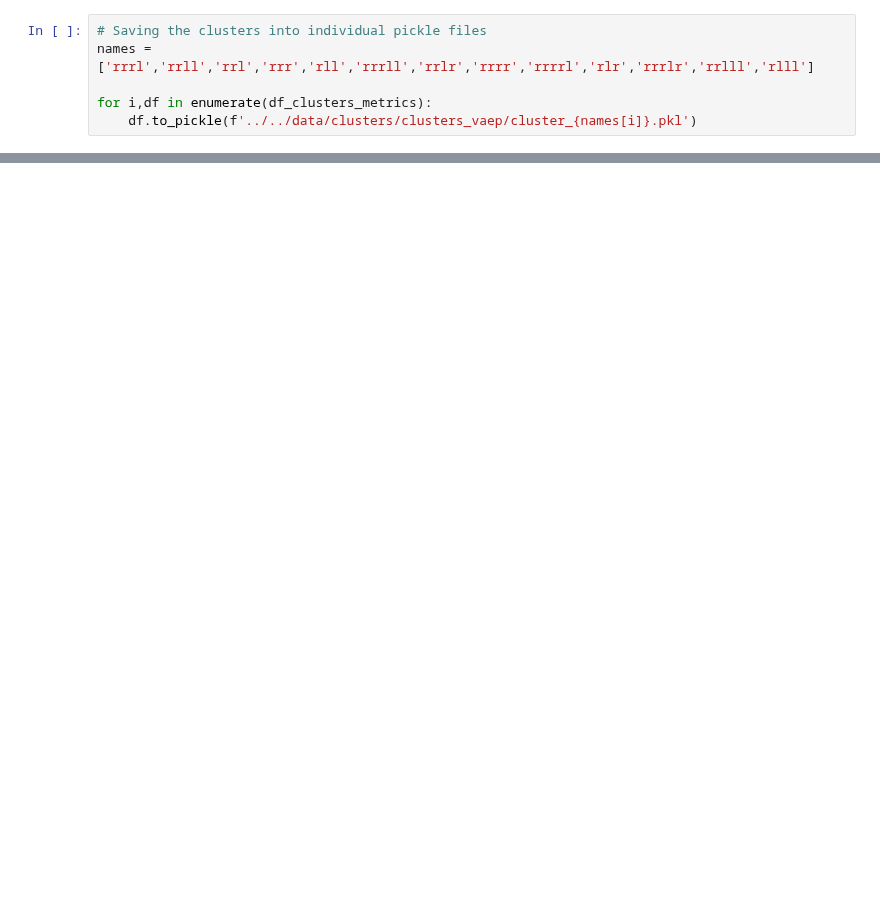
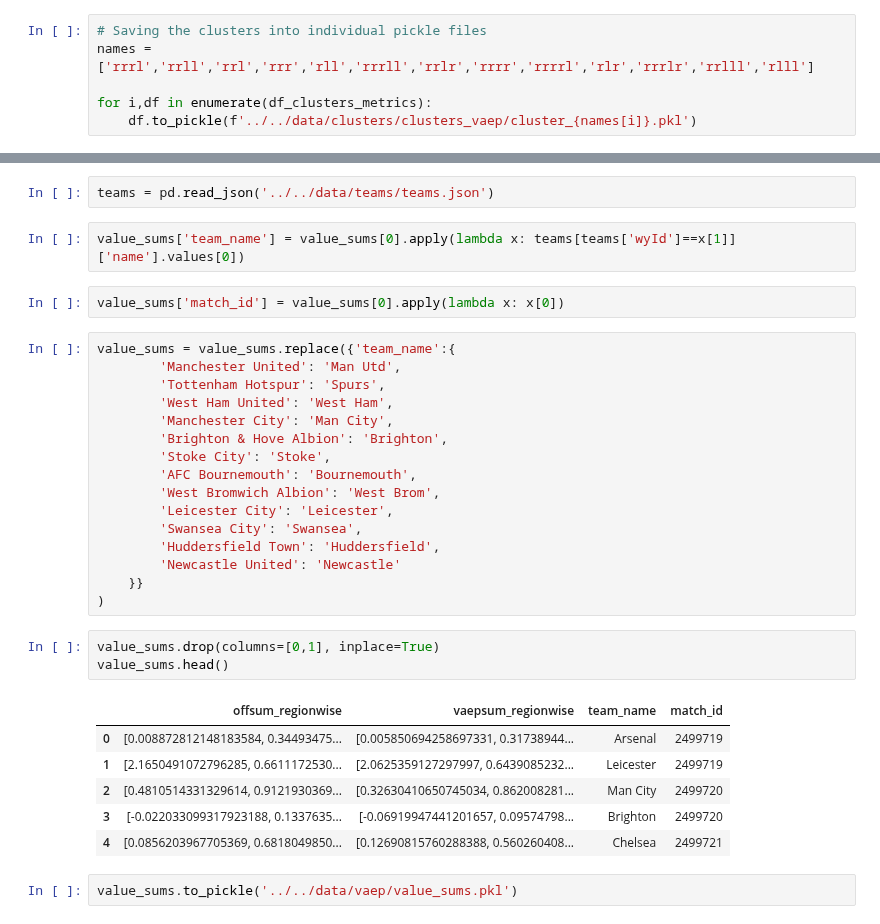
Before and after one commit to grovershreyf9t/FootballPlayerFootedness, a Jupyter notebook: code/6_VAEP_computation/6_VAEP_computation.ipynb, the cells around one changed output, grey strips where cells are left out. Cells and saved outputs as stored; diff of their text form; blank space fills up the shorter version.

```diff
--- a/code/6_VAEP_computation/6_VAEP_computation.ipynb
+++ b/code/6_VAEP_computation/6_VAEP_computation.ipynb
@@ -804,0 +972,34 @@ for i,df in enumerate(df_clusters_metrics):
+# %%
+teams = pd.read_json('../../data/teams/teams.json')
+# %%
+value_sums['team_name'] = value_sums[0].apply(lambda x: teams[teams['wyId']==x[1]]['name'].values[0])
+# %%
+value_sums['match_id'] = value_sums[0].apply(lambda x: x[0])
+# %%
+value_sums = value_sums.replace({'team_name':{
+        'Manchester United': 'Man Utd',
+        'Tottenham Hotspur': 'Spurs',
+        'West Ham United': 'West Ham',
+        'Manchester City': 'Man City',
+        'Brighton & Hove Albion': 'Brighton',
+        'Stoke City': 'Stoke',
+        'AFC Bournemouth': 'Bournemouth',
+        'West Bromwich Albion': 'West Brom',
+        'Leicester City': 'Leicester',
+        'Swansea City': 'Swansea',
+        'Huddersfield Town': 'Huddersfield',
+        'Newcastle United': 'Newcastle'
+    }}
+)
+# %%
+value_sums.drop(columns=[0,1], inplace=True)
+value_sums.head()
+# %% [output]
+|  | offsum_regionwise | vaepsum_regionwise | team_name | match_id |
+| 0 | [0.008872812148183584, 0.34493475... | [0.005850694258697331, 0.31738944... | Arsenal | 2499719 |
+| 1 | [2.1650491072796285, 0.6611172530... | [2.0625359127297997, 0.6439085232... | Leicester | 2499719 |
+| 2 | [0.4810514331329614, 0.9121930369... | [0.32630410650745034, 0.862008281... | Man City | 2499720 |
+| 3 | [-0.022033099317923188, 0.1337635... | [-0.06919947441201657, 0.09574798... | Brighton | 2499720 |
+| 4 | [0.0856203967705369, 0.6818049850... | [0.12690815760288388, 0.560260408... | Chelsea | 2499721 |
+# %%
+value_sums.to_pickle('../../data/vaep/value_sums.pkl')
```
Also changed, not shown: parts of 23 cells of this notebook, 1 other file.
